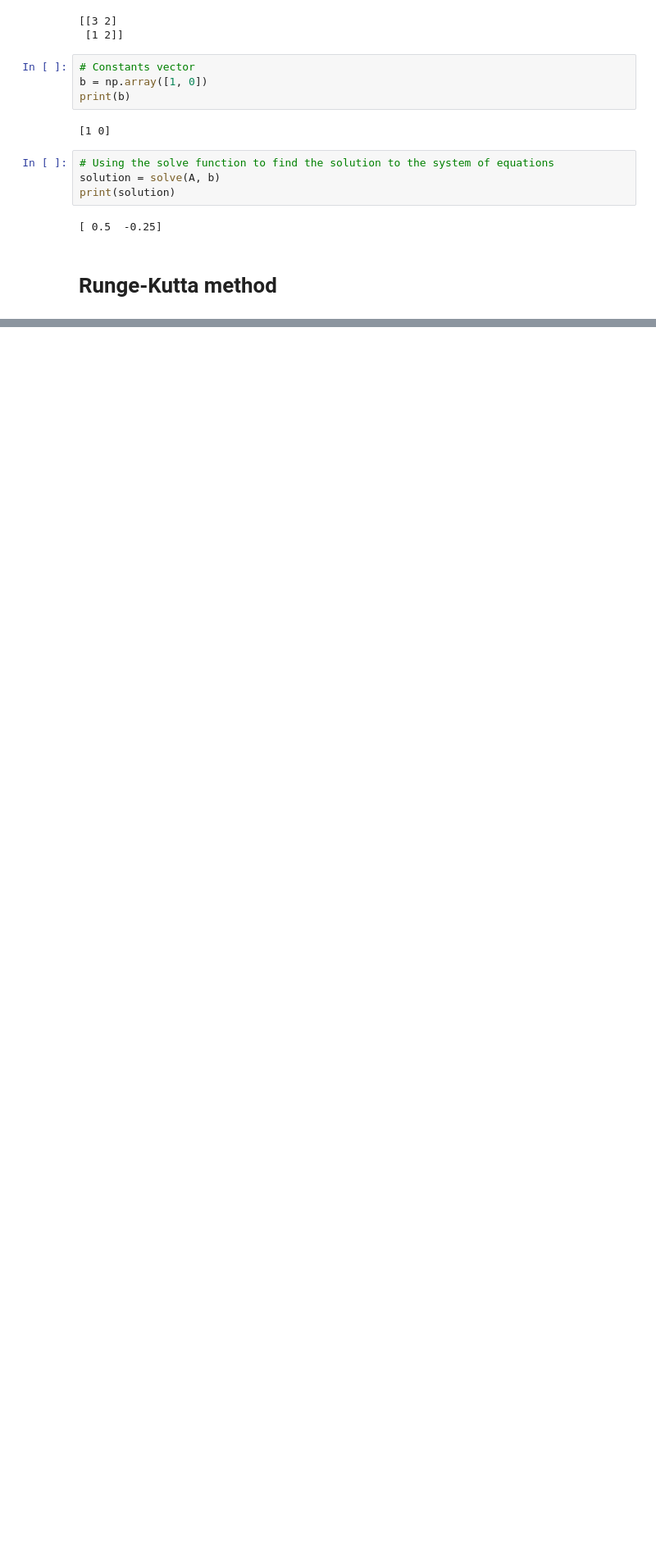
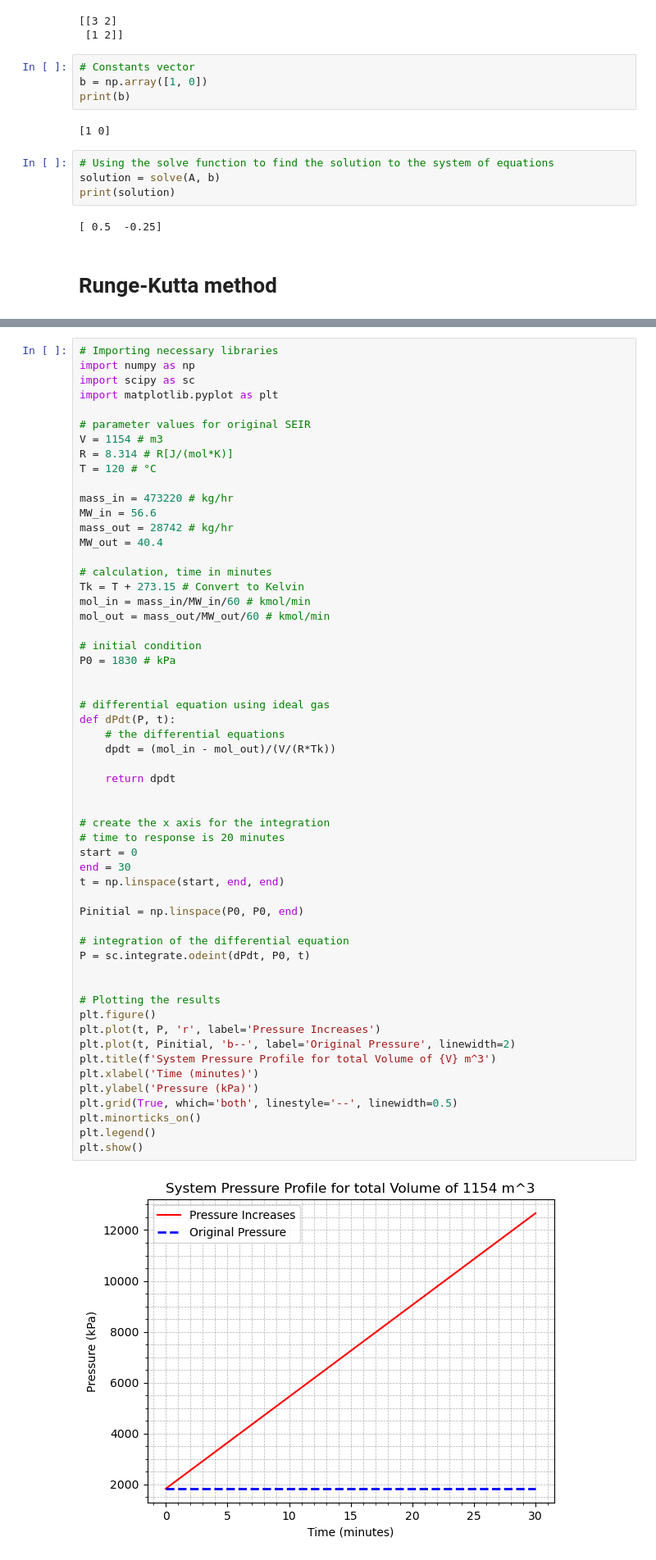
Before and after one commit to Farisss20/Python-Projects, a Jupyter notebook: Week 12_Python Application in CE_2.ipynb, the cells around one changed output, grey strips where cells are left out. Shown at 82% size. Drawn from its saved outputs; the diff is of its cells as text; blank space fills up the shorter version.

```diff
--- a/Week 12_Python Application in CE_2.ipynb
+++ b/Week 12_Python Application in CE_2.ipynb
@@ -62,0 +104,58 @@ print(solution)
+# %%
+# Importing necessary libraries
+import numpy as np
+import scipy as sc
+import matplotlib.pyplot as plt
+
+# parameter values for original SEIR
+V = 1154 # m3
+R = 8.314 # R[J/(mol*K)]
+T = 120 # °C
+
+mass_in = 473220 # kg/hr
+MW_in = 56.6
+mass_out = 28742 # kg/hr
+MW_out = 40.4
+
+# calculation, time in minutes
+Tk = T + 273.15 # Convert to Kelvin
+mol_in = mass_in/MW_in/60 # kmol/min
+mol_out = mass_out/MW_out/60 # kmol/min
+
+# initial condition
+P0 = 1830 # kPa
+
+
+# differential equation using ideal gas
+def dPdt(P, t):
+    # the differential equations
+    dpdt = (mol_in - mol_out)/(V/(R*Tk))
+
+    return dpdt
+
+
+# create the x axis for the integration
+# time to response is 20 minutes
+start = 0
+end = 30
+t = np.linspace(start, end, end)
+
+Pinitial = np.linspace(P0, P0, end)
+
+# integration of the differential equation
+P = sc.integrate.odeint(dPdt, P0, t)
+
+
+# Plotting the results
+plt.figure()
+plt.plot(t, P, 'r', label='Pressure Increases')
+plt.plot(t, Pinitial, 'b--', label='Original Pressure', linewidth=2)
+plt.title(f'System Pressure Profile for total Volume of {V} m^3')
+plt.xlabel('Time (minutes)')
+plt.ylabel('Pressure (kPa)')
+plt.grid(True, which='both', linestyle='--', linewidth=0.5)
+plt.minorticks_on()
+plt.legend()
+plt.show()
+# %% [output]
+[figure, added]
```
Also changed, not shown: parts of 2 cells of this notebook.
